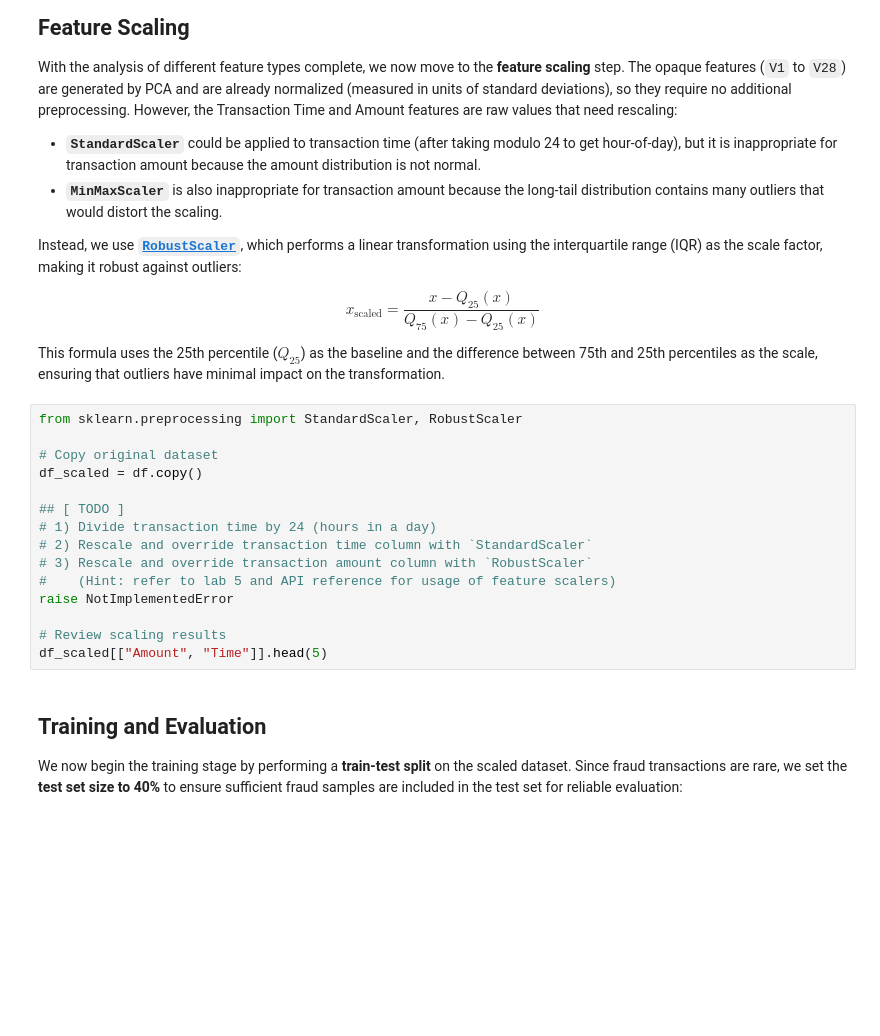
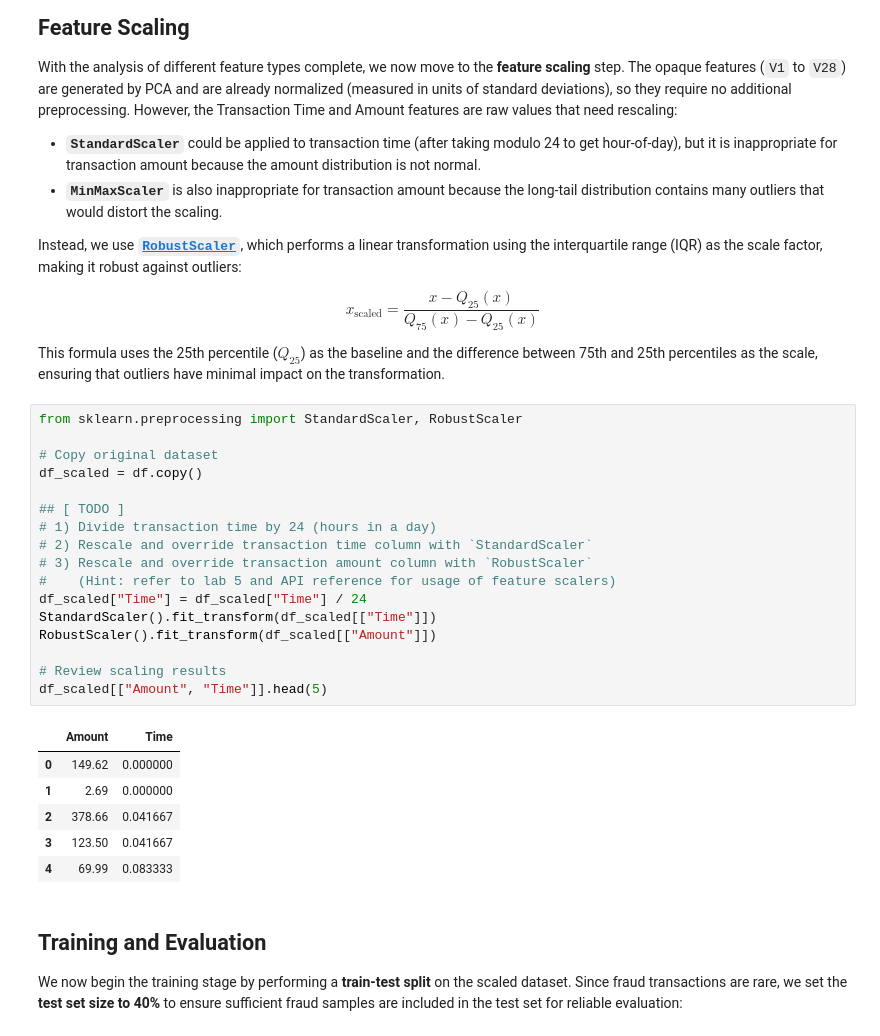
Before and after one commit to logankim0913/EE-467, a Jupyter notebook: Lab 5/lab_5_student_20260209.ipynb, the cells around one changed output. Saved outputs shown, nothing was run; the diff lists cells and outputs as text; blank space fills up the shorter version.

```diff
--- a/Lab 5/lab_5_student_20260209.ipynb
+++ b/Lab 5/lab_5_student_20260209.ipynb
@@ -191,18 +283,27 @@ This formula uses the 25th percentile ($Q_{25}$) as the baseline and the differe
 # %%
 from sklearn.preprocessing import StandardScaler, RobustScaler
 
 # Copy original dataset
 df_scaled = df.copy()
 
 ## [ TODO ]
 # 1) Divide transaction time by 24 (hours in a day)
 # 2) Rescale and override transaction time column with `StandardScaler`
 # 3) Rescale and override transaction amount column with `RobustScaler`
 #    (Hint: refer to lab 5 and API reference for usage of feature scalers)
-raise NotImplementedError
+df_scaled["Time"] = df_scaled["Time"] / 24
+StandardScaler().fit_transform(df_scaled[["Time"]])
+RobustScaler().fit_transform(df_scaled[["Amount"]])
 
 # Review scaling results
 df_scaled[["Amount", "Time"]].head(5)
+# %% [output]
+|  | Amount | Time |
+| 0 | 149.62 | 0.000000 |
+| 1 | 2.69 | 0.000000 |
+| 2 | 378.66 | 0.041667 |
+| 3 | 123.50 | 0.041667 |
+| 4 | 69.99 | 0.083333 |
 # %% [markdown]
 ## Training and Evaluation
 
```
Also changed, not shown: parts of 13 cells of this notebook, 1 other file.
